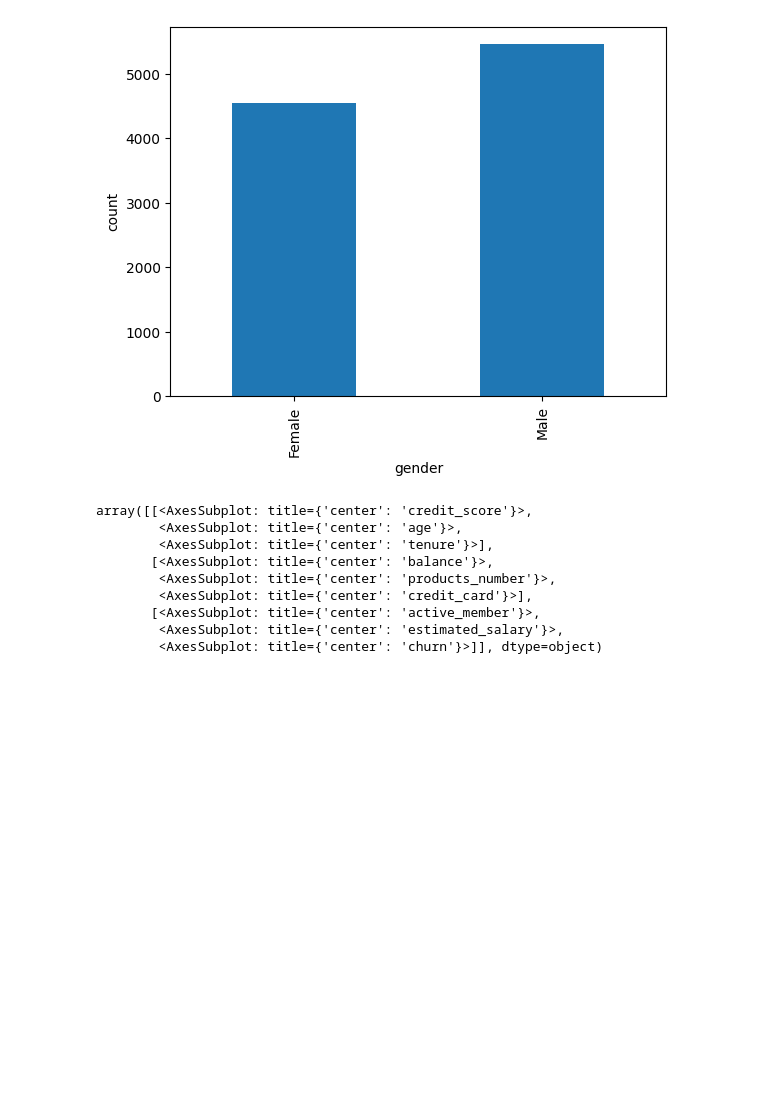
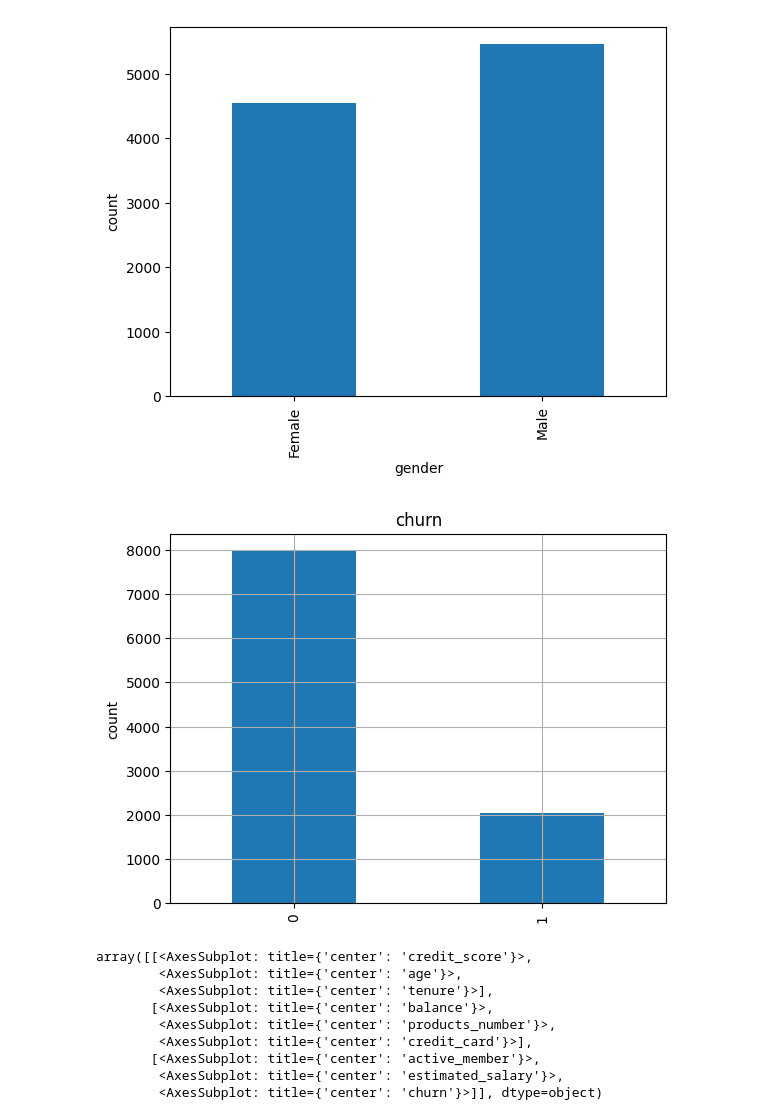
Before and after one commit to DimaOshchepkov/MetricMethodClassification, a Jupyter notebook: Анализ банк что-то там.ipynb, the cells around one changed output. Drawn from its saved outputs; the diff is of its cells as text; code cells hidden in the pictures; blank space fills up the shorter version.

```diff
--- a/Анализ банк что-то там.ipynb
+++ b/Анализ банк что-то там.ipynb
@@ -93,6 +93,12 @@ df.groupby('gender')['churn'].count().plot.bar(ylabel='count')
 # %% [output]
 <AxesSubplot: xlabel='gender', ylabel='count'>
 [figure]
+# %%
+df['churn'].value_counts().plot.bar(grid=True).set_title("churn")
+plt.ylabel("count")
+plt.show()
+# %% [output]
+[figure, added]
 # %%
 t = df.drop(columns=['customer_id', ])
 t.hist(figsize=(8, 12), xrot=15)
```
Also changed, not shown: parts of 5 cells of this notebook, 2 other files.
